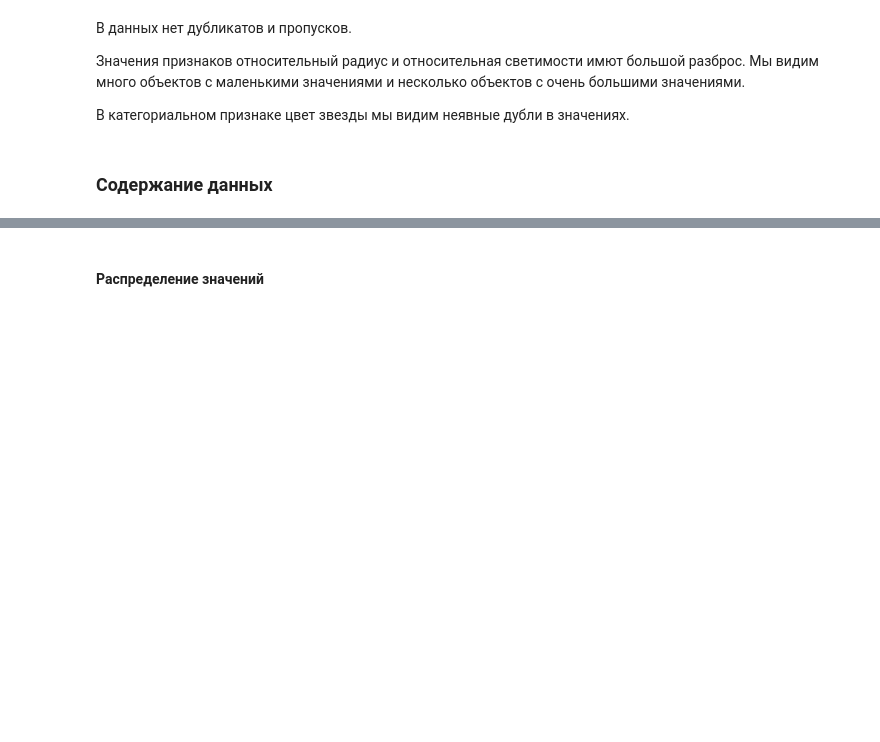
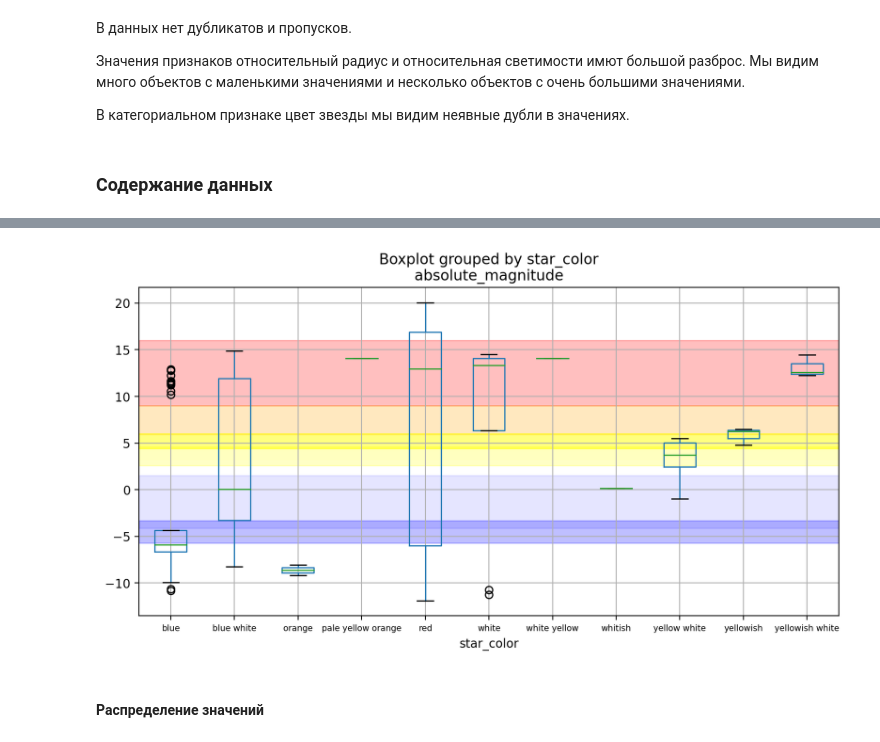
Before and after one commit to dimdasci/yp14-torch-nn-refression, a Jupyter notebook: notebooks/yp14-star-temperature-prediction.ipynb, the cells around one changed output, grey strips where cells are left out. Saved outputs shown, nothing was run; the diff lists cells and outputs as text; code cells hidden in the pictures; blank space fills up the shorter version.

```diff
--- a/notebooks/yp14-star-temperature-prediction.ipynb
+++ b/notebooks/yp14-star-temperature-prediction.ipynb
@@ -336,2 +395,15 @@ Name: star_color, dtype: int64
+# %%
+df.boxplot(column=["absolute_magnitude"], by="star_color", figsize=(10,5))
+plt.xticks(fontsize="x-small", rotation=0)
+plt.axhspan(9, 16, color="red", alpha=.25)
+plt.axhspan(5.9, 9, color="orange", alpha=.25)
+plt.axhspan(4.4, 6, color="yellow", alpha=.5)
+plt.axhspan(2.6, 4.6, color="yellow", alpha=.25)
+plt.axhspan(.7, 3.1, color="white", alpha=.1)
+plt.axhspan(-4.1, 1.5, color="blue", alpha=.1)
+plt.axhspan(-5.7, -3.3, color="blue", alpha=.25)
+plt.show()
+# %% [output]
+[figure, added]
 # %% [markdown]
 #### Распределение значений
```
Also changed, not shown: parts of 13 cells of this notebook.
